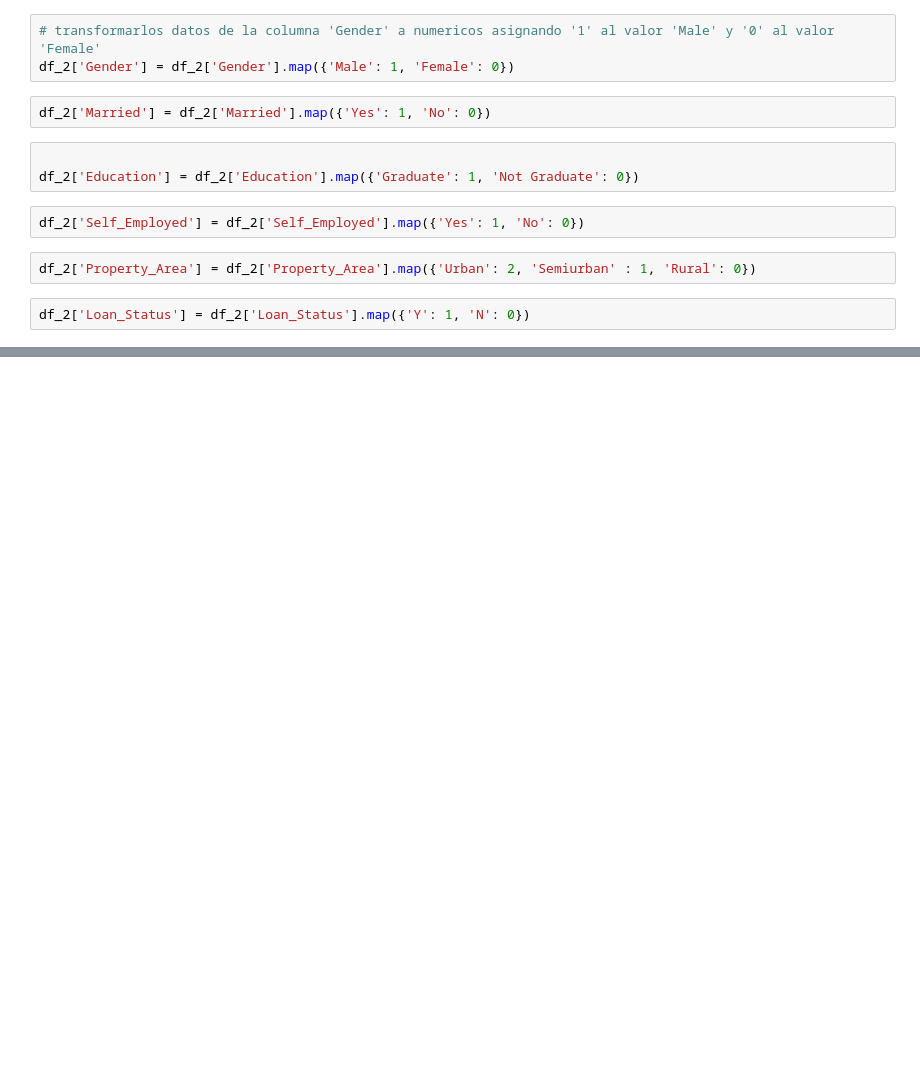
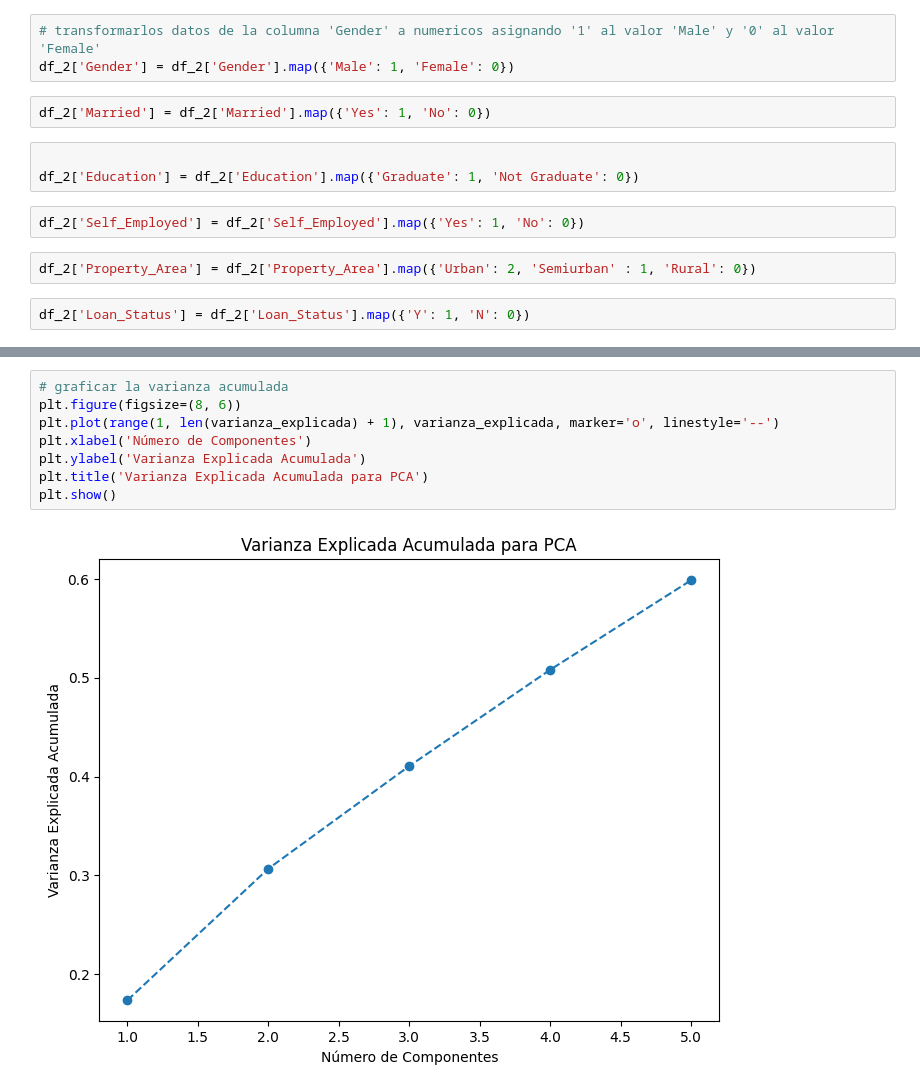
Before and after one commit to jlbonac/pca_creditos, a Jupyter notebook: pca_creditos.ipynb, the cells around one changed output, grey strips where cells are left out. Drawn from its saved outputs; the diff is of its cells as text; blank space fills up the shorter version.

```diff
--- a/pca_creditos.ipynb
+++ b/pca_creditos.ipynb
@@ -748,0 +891,10 @@ df_2['Loan_Status'] = df_2['Loan_Status'].map({'Y': 1, 'N': 0})
+# %%
+# graficar la varianza acumulada
+plt.figure(figsize=(8, 6))
+plt.plot(range(1, len(varianza_explicada) + 1), varianza_explicada, marker='o', linestyle='--')
+plt.xlabel('Número de Componentes')
+plt.ylabel('Varianza Explicada Acumulada')
+plt.title('Varianza Explicada Acumulada para PCA')
+plt.show()
+# %% [output]
+[figure, added]
```
Also changed, not shown: parts of 22 cells of this notebook.
